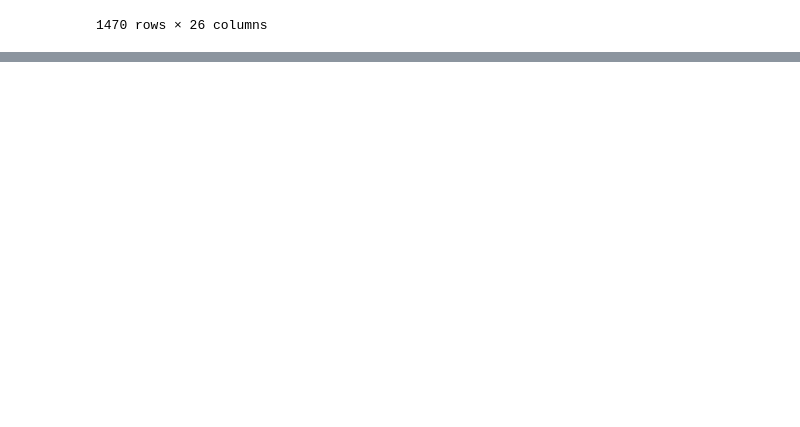
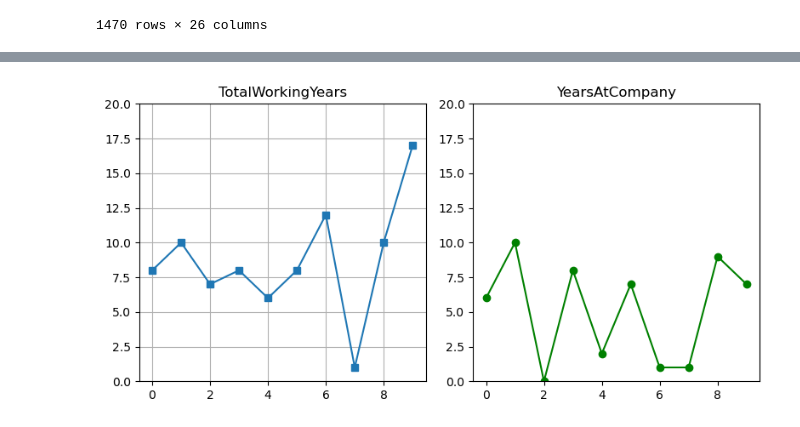
Before and after one commit to ryeongse25/kt-aivle, a Jupyter notebook: employee_attrition/employee_attrition.ipynb, the cells around one changed output, grey strips where cells are left out. Cells and saved outputs as stored; diff of their text form; code cells hidden in the pictures; blank space fills up the shorter version.

```diff
--- a/employee_attrition/employee_attrition.ipynb
+++ b/employee_attrition/employee_attrition.ipynb
@@ -410,0 +481,18 @@ data2
+# %%
+plt.figure(figsize=(8, 4))
+
+plt.subplot(1, 2, 1)
+plt.plot('TotalWorkingYears', data = attrition, marker='s')
+plt.title('TotalWorkingYears')
+plt.ylim(0, 20)  # y축 범위 설정
+plt.grid()
+
+plt.subplot(1, 2, 2)
+plt.plot('YearsAtCompany', data = attrition, color='g', marker='o')
+plt.title('YearsAtCompany')
+plt.ylim(0, 20)
+
+plt.tight_layout()  # 레이아웃 조정
+plt.show()
+# %% [output]
+[figure, added]
```
Also changed, not shown: parts of 18 cells of this notebook.
